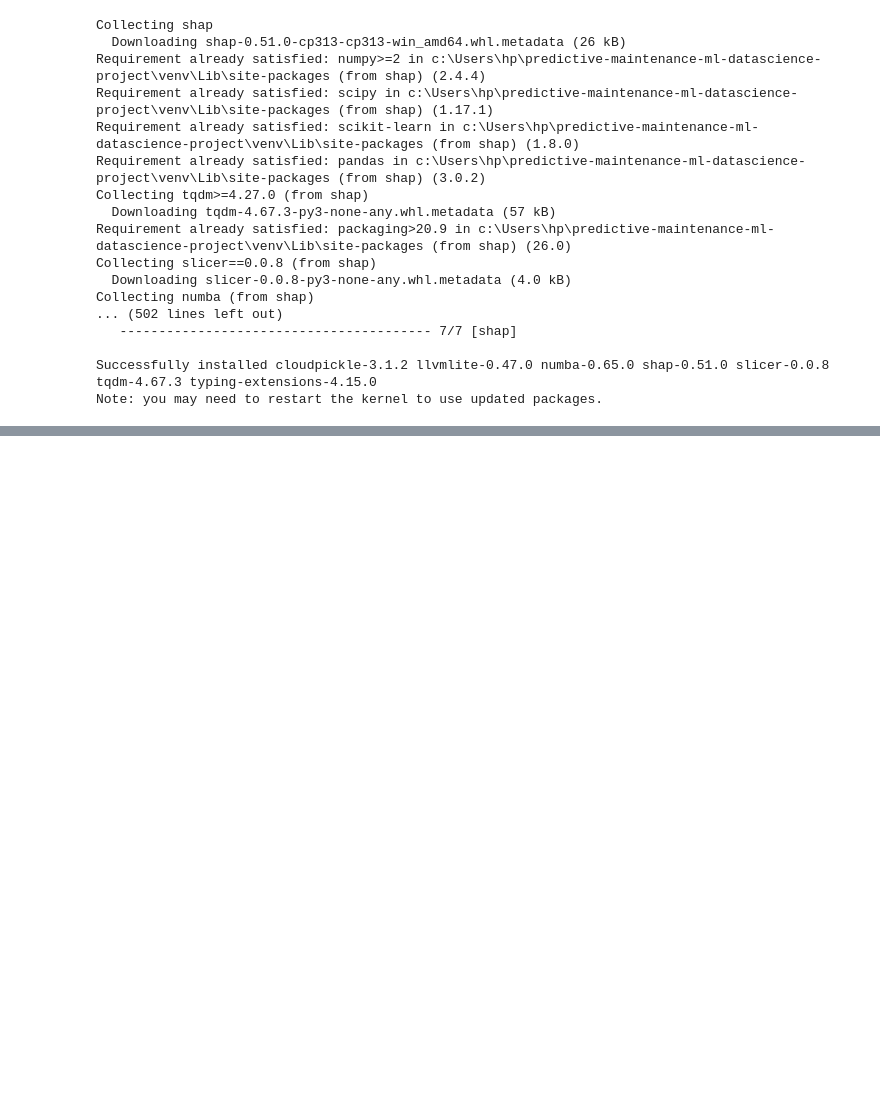
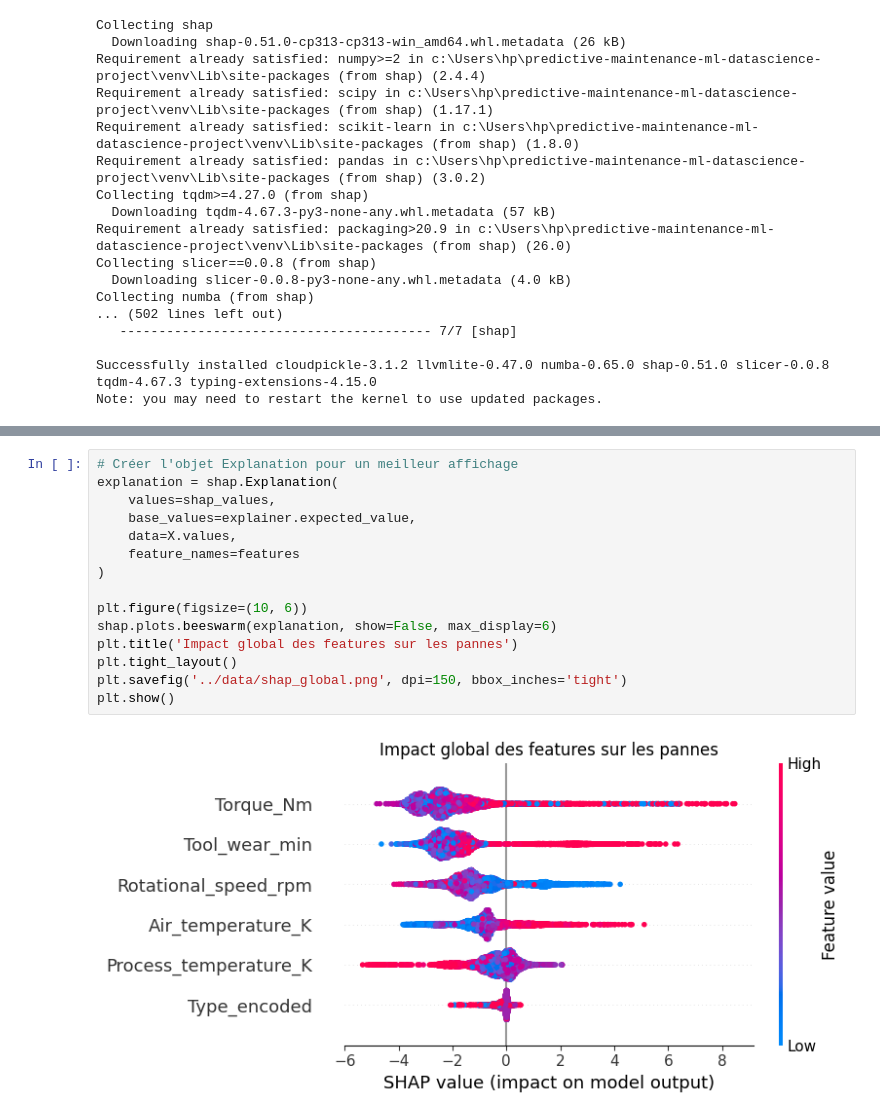
Before and after one commit to sarhanesrhaym/predictive-maintenance-ml-datascience-project, a Jupyter notebook: notebooks/03_shap.ipynb, the cells around one changed output, grey strips where cells are left out. Saved outputs shown, nothing was run; the diff lists cells and outputs as text; blank space fills up the shorter version.

Commit message:
fix: notebook SHAP — suppression anciennes erreurs

```diff
--- a/notebooks/03_shap.ipynb
+++ b/notebooks/03_shap.ipynb
@@ -71,0 +77,17 @@ ValueError: feature_names must be string, and may not contain [, ] or <
+# %%
+# Créer l'objet Explanation pour un meilleur affichage
+explanation = shap.Explanation(
+    values=shap_values,
+    base_values=explainer.expected_value,
+    data=X.values,
+    feature_names=features
+)
+
+plt.figure(figsize=(10, 6))
+shap.plots.beeswarm(explanation, show=False, max_display=6)
+plt.title('Impact global des features sur les pannes')
+plt.tight_layout()
+plt.savefig('../data/shap_global.png', dpi=150, bbox_inches='tight')
+plt.show()
+# %% [output]
+[figure, added]
```
Also changed, not shown: parts of 9 cells of this notebook, 2 other files.
